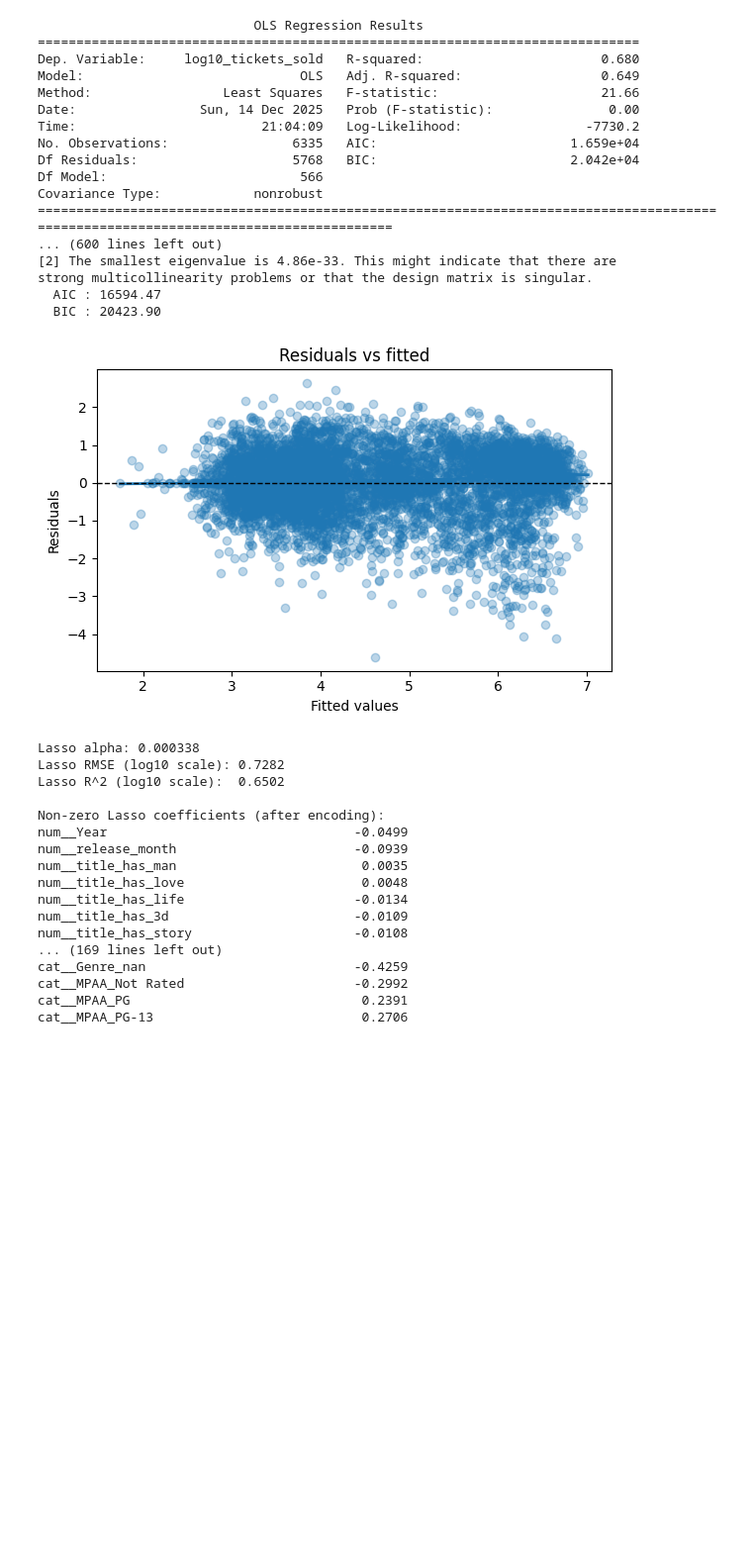
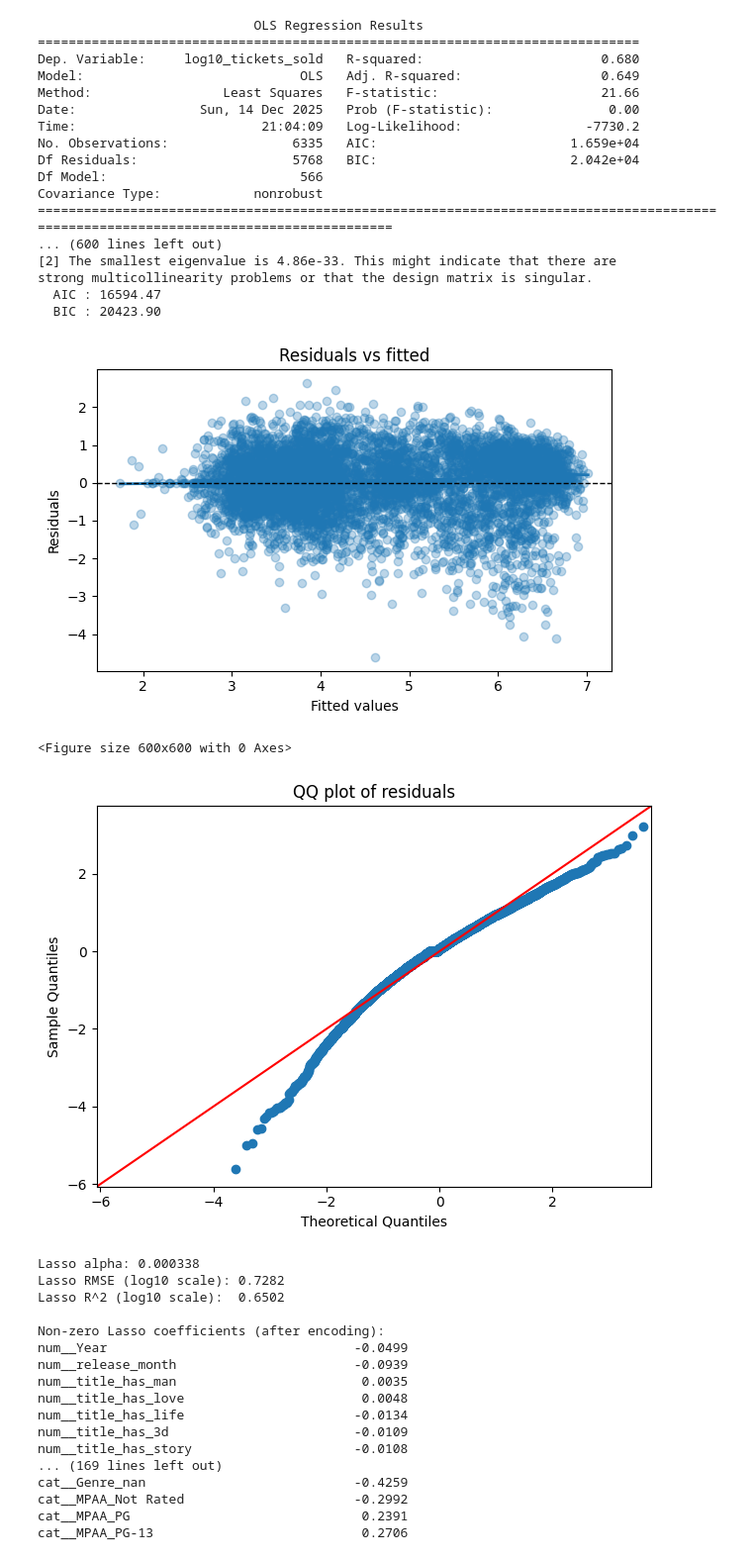
Before and after one commit to ihuang87/STA4101-Final-Paper, a Jupyter notebook: models/descriptive_models.ipynb, the cells around one changed output. Shown at 99% size. Drawn from its saved outputs; the diff is of its cells as text; code cells hidden in the pictures; blank space fills up the shorter version.

Commit message:
added tests and sections to paper

```diff
--- a/models/descriptive_models.ipynb
+++ b/models/descriptive_models.ipynb
@@ -14,7 +14,7 @@ from statsmodels.nonparametric.smoothers_lowess import lowess
 import statsmodels.api as sm
 # %%
 # import data
-movies = pd.read_csv("/Users/bellehuang/Downloads/STA4101/STA4101-Final-Paper/data/cleaned_movies.csv")
+movies = pd.read_csv("../data/cleaned_movies.csv")
 # %%
 # Parse release date to get month
 movies["release_date_parsed"] = pd.to_datetime(movies["release_date"])
@@ -56,22 +56,29 @@ strong multicollinearity problems or that the design matrix is singular.
 # %%
 fitted = ols_model.fittedvalues
 resid  = ols_model.resid
 
 # Residuals vs fitted plot
 plt.figure(figsize=(6, 4))
 plt.scatter(fitted, resid, alpha=0.3)
-# smooth trend line (LOWESS)
 smoothed = lowess(resid, fitted, frac=0.3)
 plt.plot(smoothed[:, 0], smoothed[:, 1], linewidth=2)
 
 plt.axhline(0, color="k", linewidth=1, linestyle="--")
 plt.xlabel("Fitted values")
 plt.ylabel("Residuals")
 plt.title("Residuals vs fitted")
 plt.tight_layout()
 plt.show()
+
+plt.figure(figsize=(6, 6))
+sm.qqplot(resid, line="45", fit=True)
+plt.title("QQ plot of residuals")
+plt.tight_layout()
+plt.show()
 # %% [output]
 [figure]
+<Figure size 600x600 with 0 Axes>
+[figure, added]
 # %%
 # Lasso Regression
 # release month
```
Also changed, not shown: parts of 3 cells of this notebook, 14 other files.
